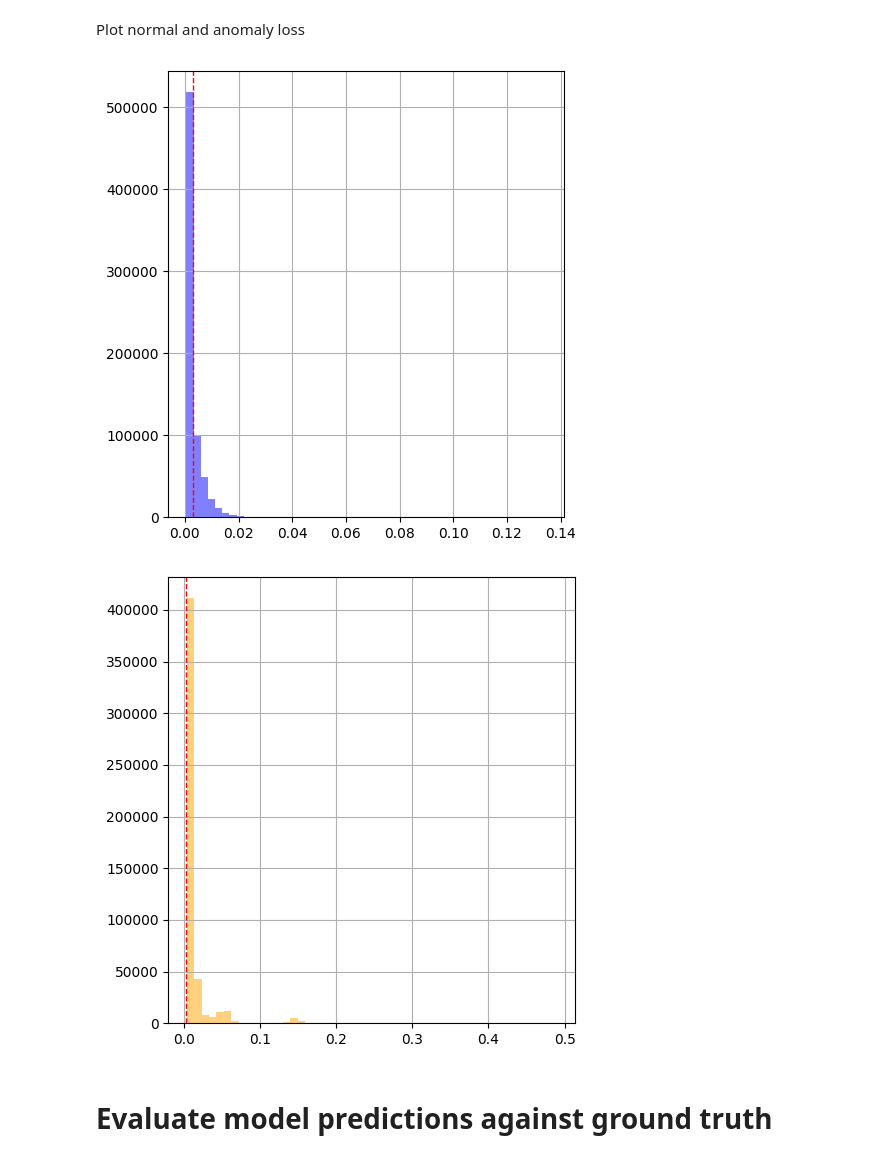
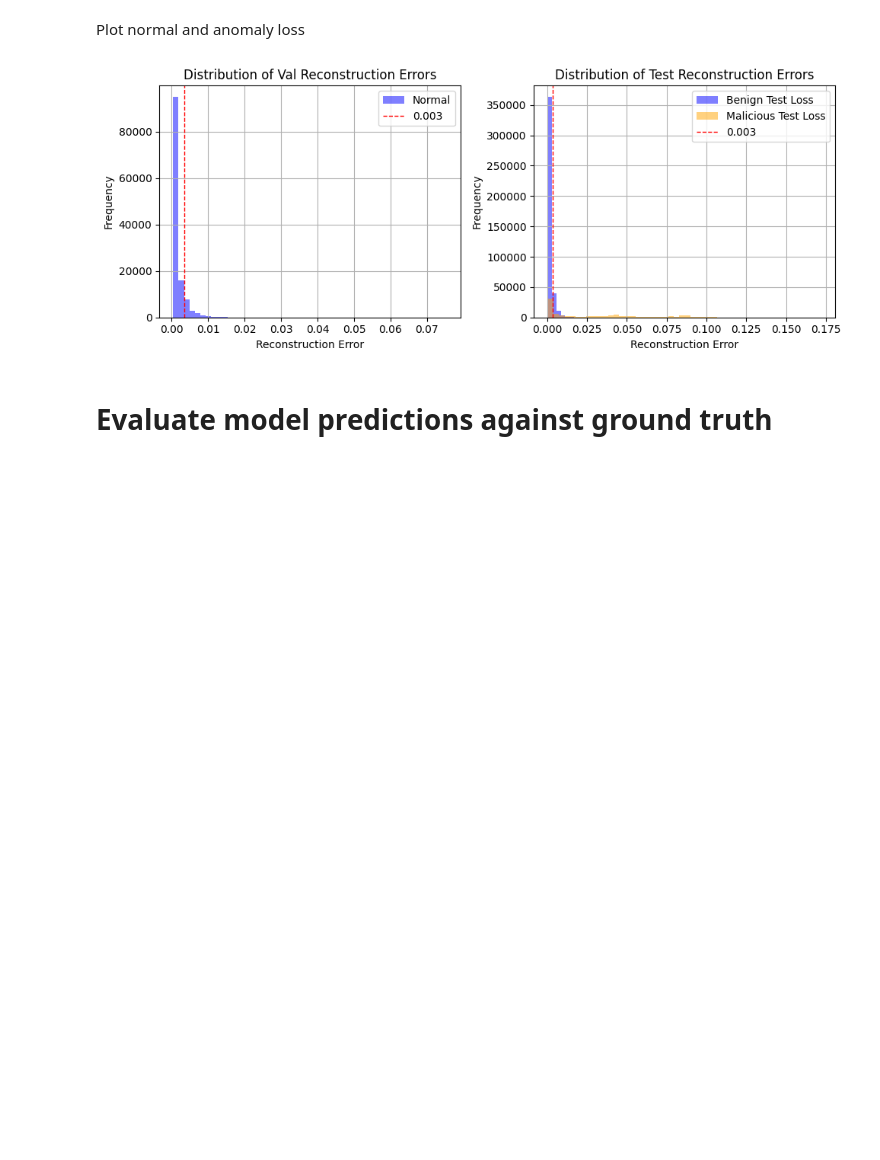
Before and after one commit to SianC7/LAIDS, a Jupyter notebook: Sian's_Autoencoder.ipynb, the cells around one changed output. Saved outputs shown, nothing was run; the diff lists cells and outputs as text; code cells hidden in the pictures; blank space fills up the shorter version.

```diff
--- a/Sian's_Autoencoder.ipynb
+++ b/Sian's_Autoencoder.ipynb
@@ -17,7 +17,7 @@ pd.set_option('display.max_colwidth', None)
 
 # Get Data file path
 file_path = '/content/drive/MyDrive/Colab Notebooks/Honours Project/Datasets/cicids2017_cleaned.csv'
-#file_path = '/content/drive/MyDrive/Colab Notebooks/Honours Project/Datasets/ADASYN_CICIDS2017_Dataset.csv'
+#file_path = '/content/drive/MyDrive/Colab Notebooks/Honours Project/Datasets/CICIDS2017 ADASYN Dataset/ADASYN_CICIDS2017_Dataset5.csv'
 cicids2017_df = pd.read_csv(file_path, sep=",", comment="#", header=0)
 cicids2017_df.columns = cicids2017_df.columns.str.strip()  # Strip whitespace from column names
 
@@ -46,7 +46,9 @@ print(f"Total Malicious Samples: {total_malicious}")
 attack_types = cicids2017_df['Attack Type'].unique()
 
 # Create a mapping from attack type to integer label
-attack_type_map = {type: i for i, type in enumerate(attack_types)}
+#attack_type_map = {type: i for i, type in enumerate(attack_types)}
+attack_type_map = {'Normal Traffic': 0, 'Port Scanning': 1, 'Web Attacks': 2, 'Brute Force': 3, 'DDoS': 4, 'Bots': 5, 'DoS': 6} # Use the specified mapping
+
 
 # Apply label encoding
 cicids2017_df['Attack Type'] = cicids2017_df['Attack Type'].map(attack_type_map)
@@ -655,29 +720,50 @@ Median test reconstruction error: 0.00585371065384994
 Plot normal and anomaly loss
 # %%
 import matplotlib.pyplot as plt
+import numpy as np
 
 # Graphical representation of training set loss:
-train_loss = tf.keras.losses.mae(training_reconstructions, X_train)# Mean absolute error and plot it in form of a histogram
-# Plot
-plt.figure(figsize=(5, 5))
-plt.hist(train_loss, bins=50,label='normal', color='blue', alpha= 0.5)
-plt.axvline(threshold, color='r', linewidth=1, linestyle='dashed', label='{:0.3f}'.format(threshold))
-plt.grid(True)
-plt.tight_layout()
-plt.show()
+val_loss = tf.keras.losses.mae(val_reconstructions, X_val) # Mean absolute error
 
 # Graphical representation of test set loss:
-test_loss = tf.keras.losses.mae(test_reconstructions, X_test)# Mean absolute error and plot it in form of a histogram
-# Plot
-plt.figure(figsize=(5, 5))
-plt.hist(test_loss, bins=50,label='anomaly', color='orange', alpha= 0.5)
+test_loss = tf.keras.losses.mae(test_reconstructions, X_test) # Mean absolute error
+
+# Convert y_test to numpy array for indexing
+y_test_np = y_test.to_numpy()
+
+# Separate test loss for benign and malicious samples
+benign_test_loss = test_loss[y_test_np == 0]
+malicious_test_loss = test_loss[y_test_np != 0]
+
+
+# Create a figure with two subplots side by side
+plt.figure(figsize=(10, 4))
+
+# Plot training reconstruction error distribution (first subplot)
+plt.subplot(1, 2, 1) # 1 row, 2 columns, 1st plot
+plt.hist(val_loss, bins=50, label='Normal', color='blue', alpha=0.5)
 plt.axvline(threshold, color='r', linewidth=1, linestyle='dashed', label='{:0.3f}'.format(threshold))
+plt.title('Distribution of Val Reconstruction Errors')
+plt.xlabel('Reconstruction Error')
+plt.ylabel('Frequency')
+plt.legend()
 plt.grid(True)
-plt.tight_layout()
+
+# Plot test reconstruction errors for benign and malicious samples (second subplot)
+plt.subplot(1, 2, 2) # 1 row, 2 columns, 2nd plot
+plt.hist(benign_test_loss, bins=50, label='Benign Test Loss', color='blue', alpha=0.5)
+plt.hist(malicious_test_loss, bins=50, label='Malicious Test Loss', color='orange', alpha=0.5)
+plt.axvline(threshold, color='r', linewidth=1, linestyle='dashed', label='{:0.3f}'.format(threshold))
+plt.title('Distribution of Test Reconstruction Errors')
+plt.xlabel('Reconstruction Error')
+plt.ylabel('Frequency')
+plt.legend()
+plt.grid(True)
+
+plt.tight_layout() # Adjust layout to prevent overlap
 plt.show()
 # %% [output]
-[figure, old version]
+[figure, new version]
-[figure, removed]
 # %% [markdown]
 # Evaluate model predictions against ground truth
 # %%
```
Also changed, not shown: parts of 24 cells of this notebook.
